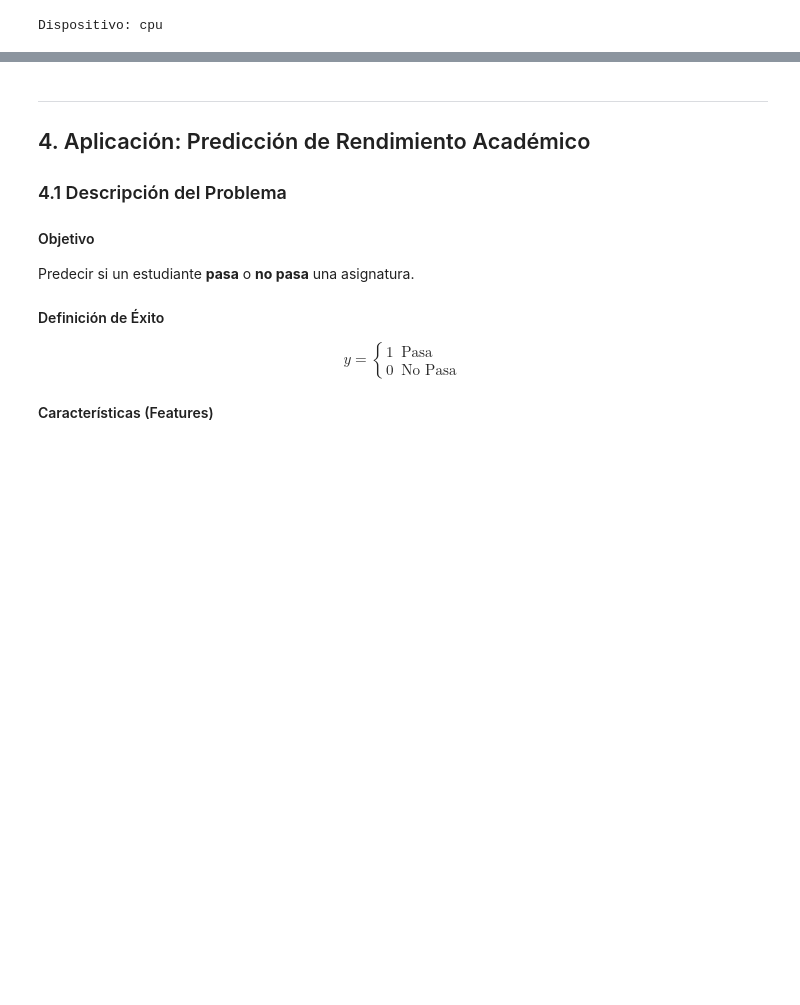
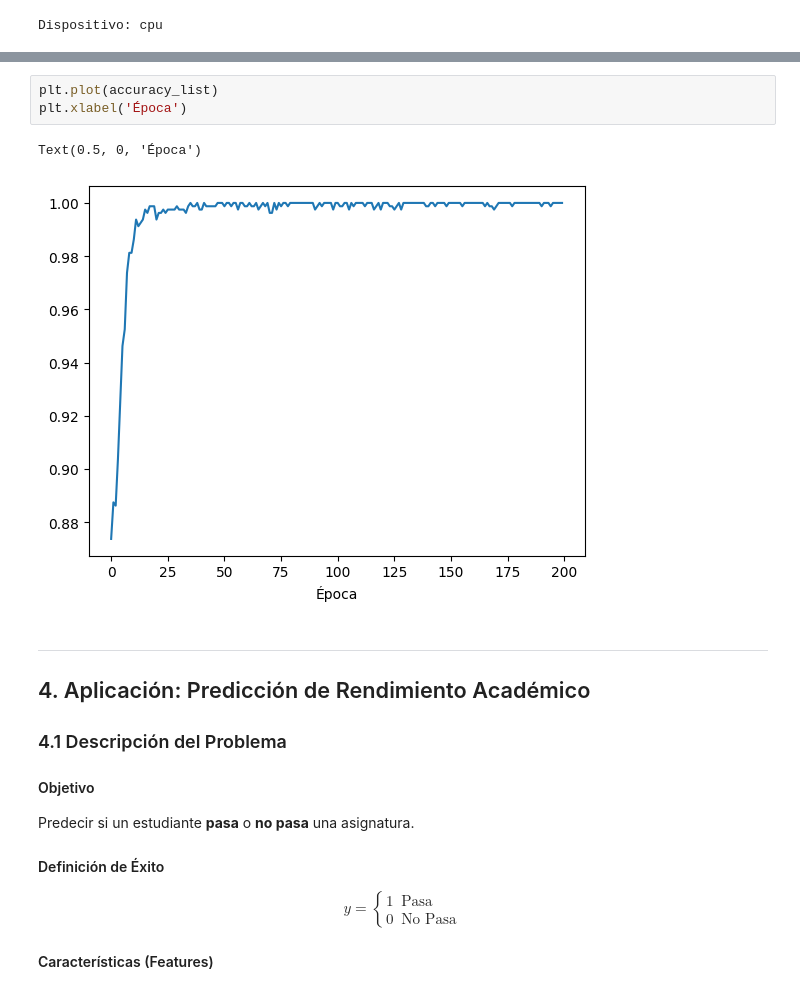
Before and after one commit to diegostaPy/cursoIA2026, a Jupyter notebook: Semana_05/Clase5.ipynb, the cells around one changed output, grey strips where cells are left out. Drawn from its saved outputs; the diff is of its cells as text; blank space fills up the shorter version.

```diff
--- a/Semana_05/Clase5.ipynb
+++ b/Semana_05/Clase5.ipynb
@@ -573,3 +581,9 @@ Precisión en test: 1.0000
+# %%
+plt.plot(accuracy_list)
+plt.xlabel('Época')
+# %% [output]
+Text(0.5, 0, 'Época')
+[figure, added]
 # %% [markdown]
 ---
 ## 4. Aplicación: Predicción de Rendimiento Académico
```
Also changed, not shown: parts of 8 cells of this notebook, 5 other files.
